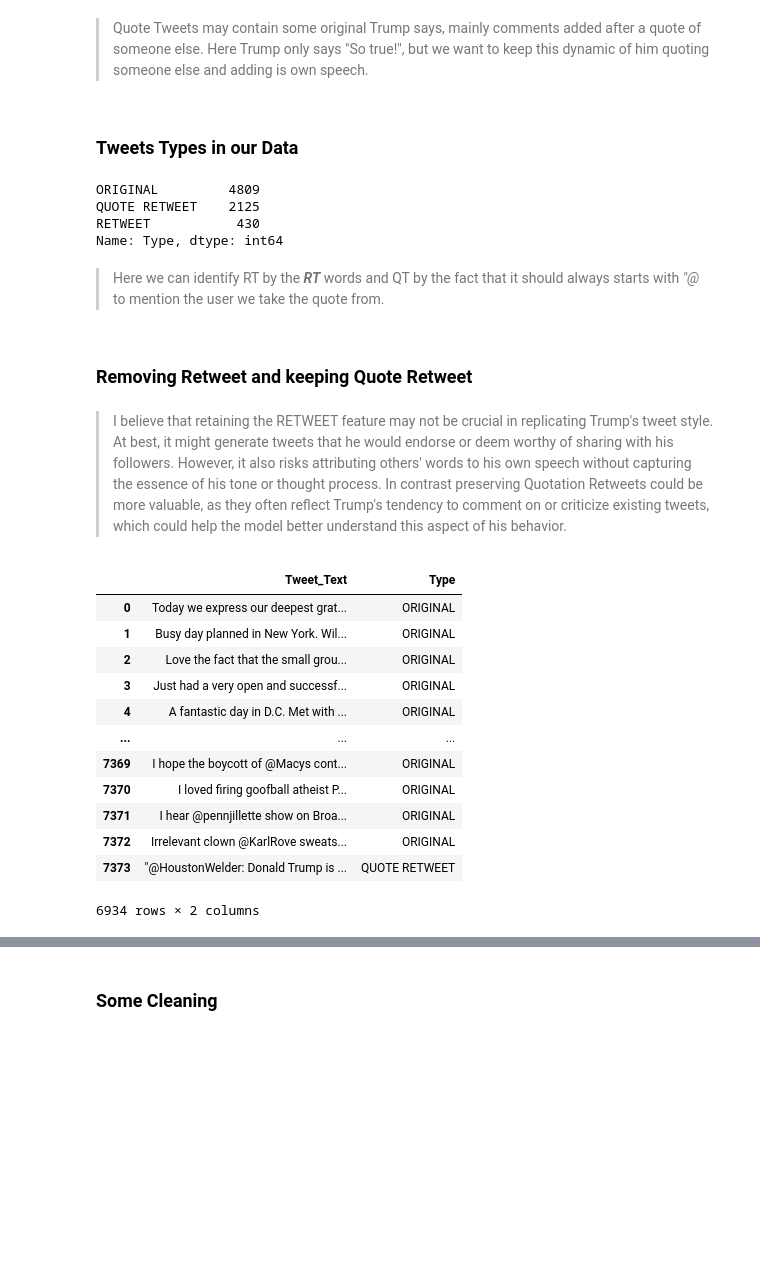
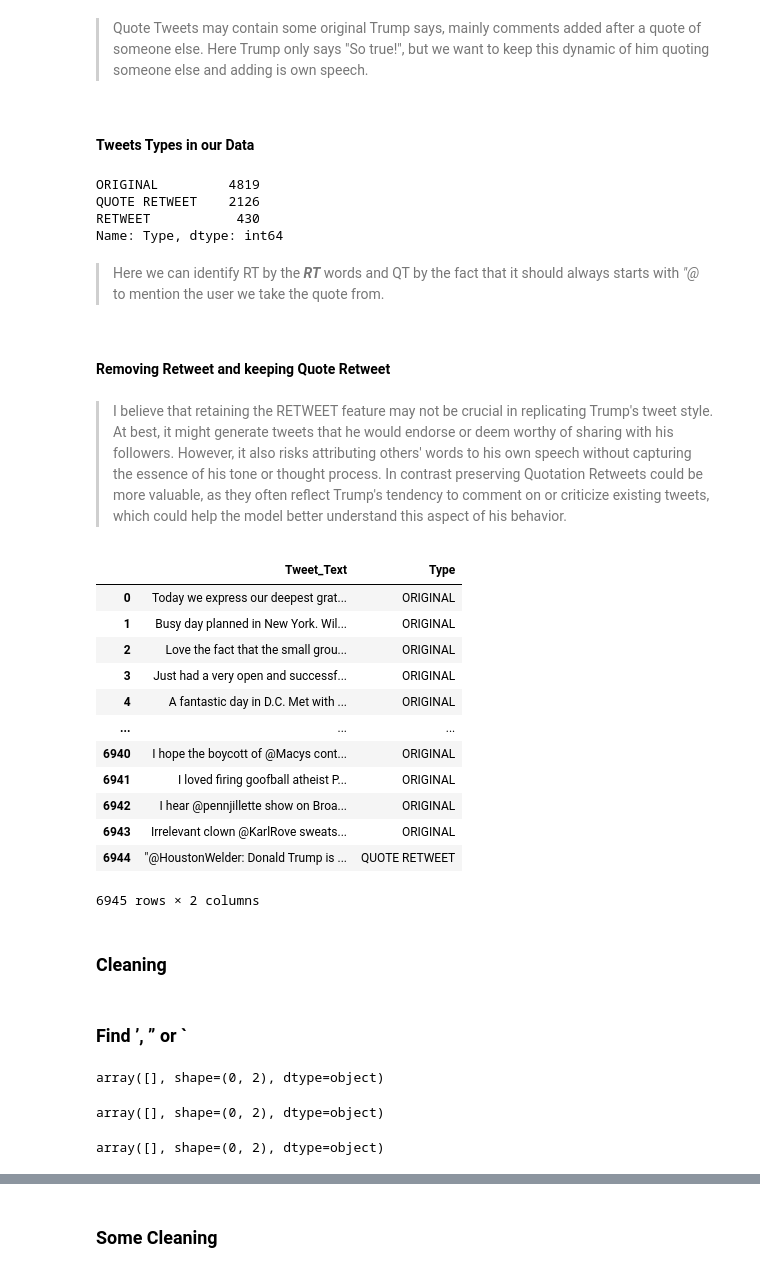
Before and after one commit to liamphanba/NPL-Project, a Jupyter notebook: NLP_Assignment_19320563.ipynb, the cells around one changed output, grey strips where cells are left out. Cells and saved outputs as stored; diff of their text form; code cells hidden in the pictures; blank space fills up the shorter version.

```diff
--- a/NLP_Assignment_19320563.ipynb
+++ b/NLP_Assignment_19320563.ipynb
@@ -114,4 +111,0 @@ trump_tweet_text
-# %%
-trump_tweet_text = trump_tweet_text.dropna()
-trump_tweet_text = trump_tweet_text.drop_duplicates()
-trump_tweet_text
@@ -154,37 +132,57 @@ sample2
 # %% [markdown]
 > Quote Tweets may contain some original Trump says, mainly comments added after a quote of someone else. Here Trump only says "So true!", but we want to keep this dynamic of him quoting someone else and adding is own speech.
 # %% [markdown]
-### Tweets Types in our Data
+#### Tweets Types in our Data
 # %%
 trump_tweet_text['Type'] = np.where(trump_tweet_text["Tweet_Text"].str.startswith('RT'), 'RETWEET',
                        np.where(trump_tweet_text["Tweet_Text"].str.startswith('"@'), 'QUOTE RETWEET', 'ORIGINAL'))
 
 trump_tweet_text["Type"].value_counts()
 # %% [output]
-ORIGINAL         4809
-QUOTE RETWEET    2125
+ORIGINAL         4819
+QUOTE RETWEET    2126
 RETWEET           430
 Name: Type, dtype: int64
 # %% [markdown]
 > Here we can identify RT by the _**RT**_ words and QT by the fact that it should always starts with  _"@_  to mention the user we take the quote from.
 # %% [markdown]
-### Removing Retweet and keeping Quote Retweet
+#### Removing Retweet and keeping Quote Retweet
 # %% [markdown]
 > I believe that retaining the RETWEET feature may not be crucial in replicating Trump's tweet style. At best, it might generate tweets that he would endorse or deem worthy of sharing with his followers. However, it also risks attributing others' words to his own speech without capturing the essence of his tone or thought process. In contrast preserving Quotation Retweets could be more valuable, as they often reflect Trump's tendency to comment on or criticize existing tweets, which could help the model better understand this aspect of his behavior.
 # %%
 trump_tweet_text = trump_tweet_text[trump_tweet_text['Type'] != 'RETWEET']
+trump_tweet_text.reset_index(drop=True, inplace=True)
 trump_tweet_text
 # %% [output]
 |  | Tweet_Text | Type |
 | 0 | Today we express our deepest grat... | ORIGINAL |
 | 1 | Busy day planned in New York. Wil... | ORIGINAL |
 | 2 | Love the fact that the small grou... | ORIGINAL |
 | 3 | Just had a very open and successf... | ORIGINAL |
 | 4 | A fantastic day in D.C. Met with ... | ORIGINAL |
 | ... | ... | ... |
-| 7369 | I hope the boycott of @Macys cont... | ORIGINAL |
-| 7370 | I loved firing goofball atheist P... | ORIGINAL |
-| 7371 | I hear @pennjillette show on Broa... | ORIGINAL |
-| 7372 | Irrelevant clown @KarlRove sweats... | ORIGINAL |
-| 7373 | "@HoustonWelder: Donald Trump is ... | QUOTE RETWEET |
+| 6940 | I hope the boycott of @Macys cont... | ORIGINAL |
+| 6941 | I loved firing goofball atheist P... | ORIGINAL |
+| 6942 | I hear @pennjillette show on Broa... | ORIGINAL |
+| 6943 | Irrelevant clown @KarlRove sweats... | ORIGINAL |
+| 6944 | "@HoustonWelder: Donald Trump is ... | QUOTE RETWEET |
-6934 rows × 2 columns
+6945 rows × 2 columns
+# %% [markdown]
+### Cleaning
+# %% [markdown]
+### Find ’, ” or `
+# %%
+pattern_occurrences = trump_tweet_text['Tweet_Text'].str.contains(r'’', regex=True)
+np.array(trump_tweet_text[pattern_occurrences])
+# %% [output]
+array([], shape=(0, 2), dtype=object)
+# %%
+pattern_occurrences = trump_tweet_text['Tweet_Text'].str.contains(r'”', regex=True)
+np.array(trump_tweet_text[pattern_occurrences])
+# %% [output]
+array([], shape=(0, 2), dtype=object)
+# %%
+pattern_occurrences = trump_tweet_text['Tweet_Text'].str.contains(r'`', regex=True)
+np.array(trump_tweet_text[pattern_occurrences])
+# %% [output]
+array([], shape=(0, 2), dtype=object)
```
Also changed, not shown: parts of 39 cells of this notebook, 1 other file.
